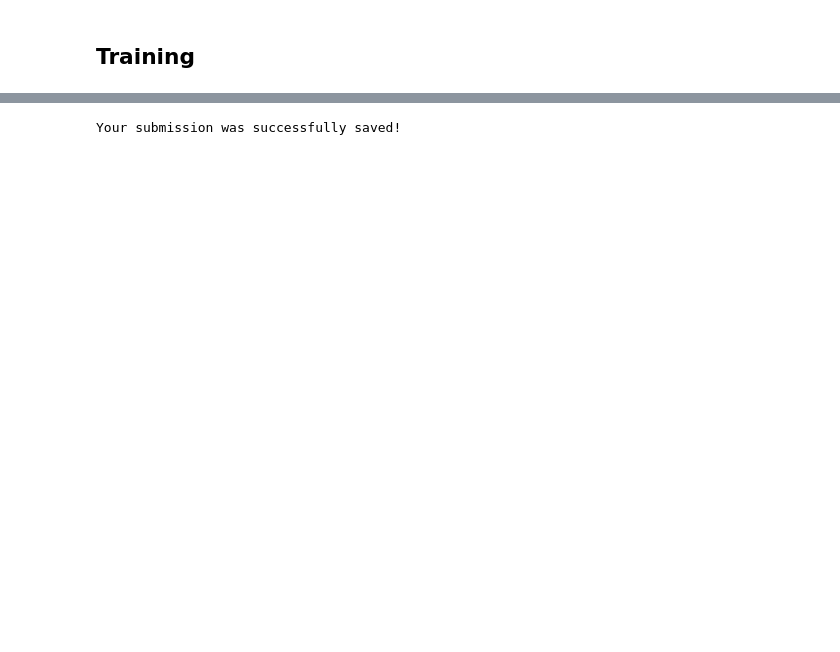
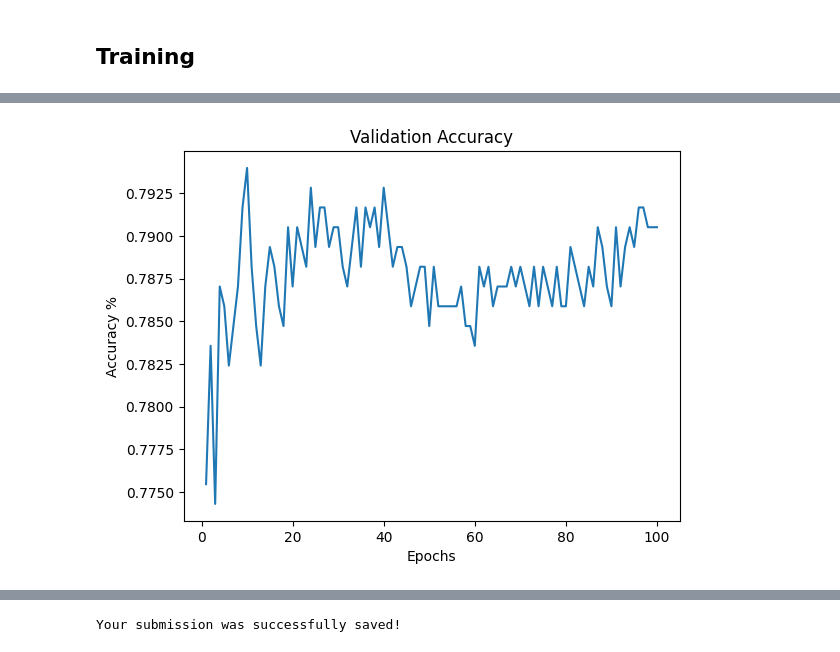
Before and after one commit to hackasaur/spaceship-titanic, a Jupyter notebook: notebooks/spaceship-titanic-notebook.ipynb, the cells around one changed output, grey strips where cells are left out. Cells and saved outputs as stored; diff of their text form; code cells hidden in the pictures; blank space fills up the shorter version.

```diff
--- a/notebooks/spaceship-titanic-notebook.ipynb
+++ b/notebooks/spaceship-titanic-notebook.ipynb
@@ -245,0 +445,9 @@ train_accuracy = 0.7881886744215774 val_accuracy = 0.7862068965517242
+# %%
+plt.figure()
+plt.title("Validation Accuracy")
+plt.xlabel("Epochs")
+plt.ylabel("Accuracy %")
+plt.plot(epochs_i, val_accs)
+plt.show()
+# %% [output]
+[figure, added]
```
Also changed, not shown: parts of 23 cells of this notebook, 3 other files.
